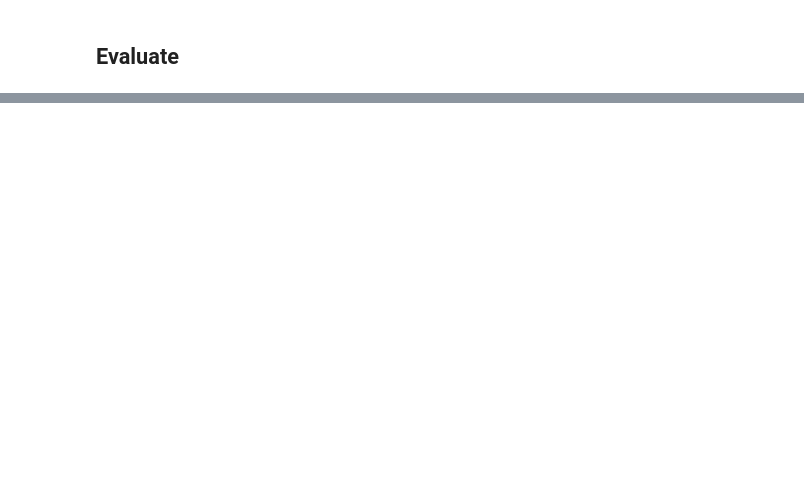
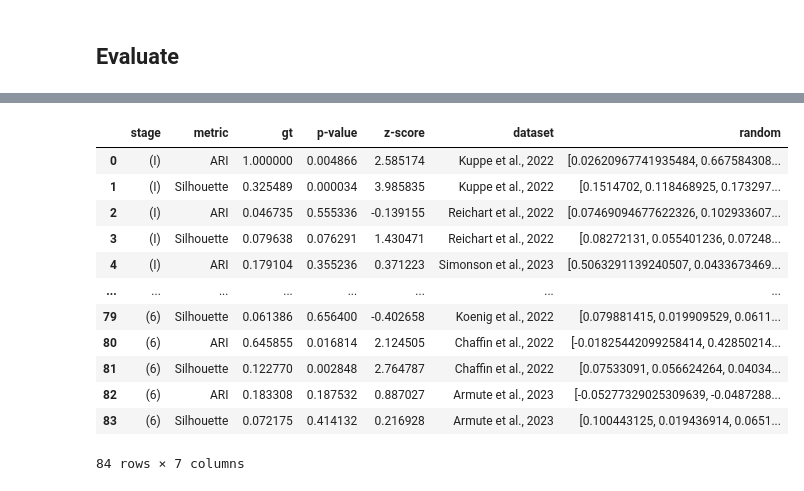
Before and after one commit to saezlab/lianaplus_manuscript, a Jupyter notebook: notebooks/reliability/prediction_reliability.ipynb, the cells around one changed output, grey strips where cells are left out. Saved outputs shown, nothing was run; the diff lists cells and outputs as text; code cells hidden in the pictures; blank space fills up the shorter version.

```diff
--- a/notebooks/reliability/prediction_reliability.ipynb
+++ b/notebooks/reliability/prediction_reliability.ipynb
@@ -180,3 +200,19 @@ results.groupby('metric').mean()
+# %%
+results
+# %% [output]
+|  | stage | metric | gt | p-value | z-score | dataset | random |
+| 0 | (I) | ARI | 1.000000 | 0.004866 | 2.585174 | Kuppe et al., 2022 | [0.02620967741935484, 0.667584308... |
+| 1 | (I) | Silhouette | 0.325489 | 0.000034 | 3.985835 | Kuppe et al., 2022 | [0.1514702, 0.118468925, 0.173297... |
+| 2 | (I) | ARI | 0.046735 | 0.555336 | -0.139155 | Reichart et al., 2022 | [0.07469094677622326, 0.102933607... |
+| 3 | (I) | Silhouette | 0.079638 | 0.076291 | 1.430471 | Reichart et al., 2022 | [0.08272131, 0.055401236, 0.07248... |
+| 4 | (I) | ARI | 0.179104 | 0.355236 | 0.371223 | Simonson et al., 2023 | [0.5063291139240507, 0.0433673469... |
+| ... | ... | ... | ... | ... | ... | ... | ... |
+| 79 | (6) | Silhouette | 0.061386 | 0.656400 | -0.402658 | Koenig et al., 2022 | [0.079881415, 0.019909529, 0.0611... |
+| 80 | (6) | ARI | 0.645855 | 0.016814 | 2.124505 | Chaffin et al., 2022 | [-0.01825442099258414, 0.42850214... |
+| 81 | (6) | Silhouette | 0.122770 | 0.002848 | 2.764787 | Chaffin et al., 2022 | [0.07533091, 0.056624264, 0.04034... |
+| 82 | (6) | ARI | 0.183308 | 0.187532 | 0.887027 | Armute et al., 2023 | [-0.05277329025309639, -0.0487288... |
+| 83 | (6) | Silhouette | 0.072175 | 0.414132 | 0.216928 | Armute et al., 2023 | [0.100443125, 0.019436914, 0.0651... |
+84 rows × 7 columns
 # %%
 import seaborn as sns
 import matplotlib.pyplot as plt
```
Also changed, not shown: parts of 15 cells of this notebook.
